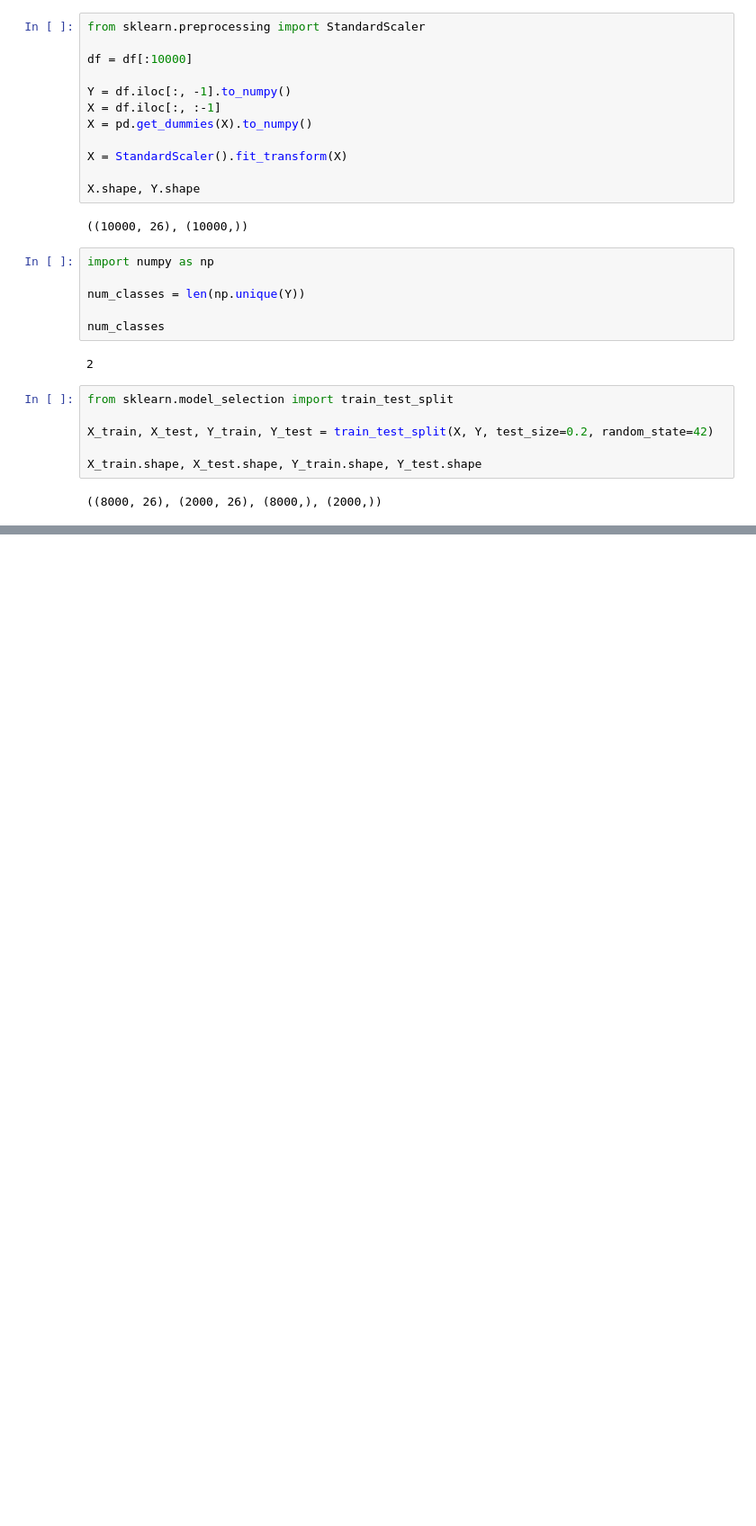
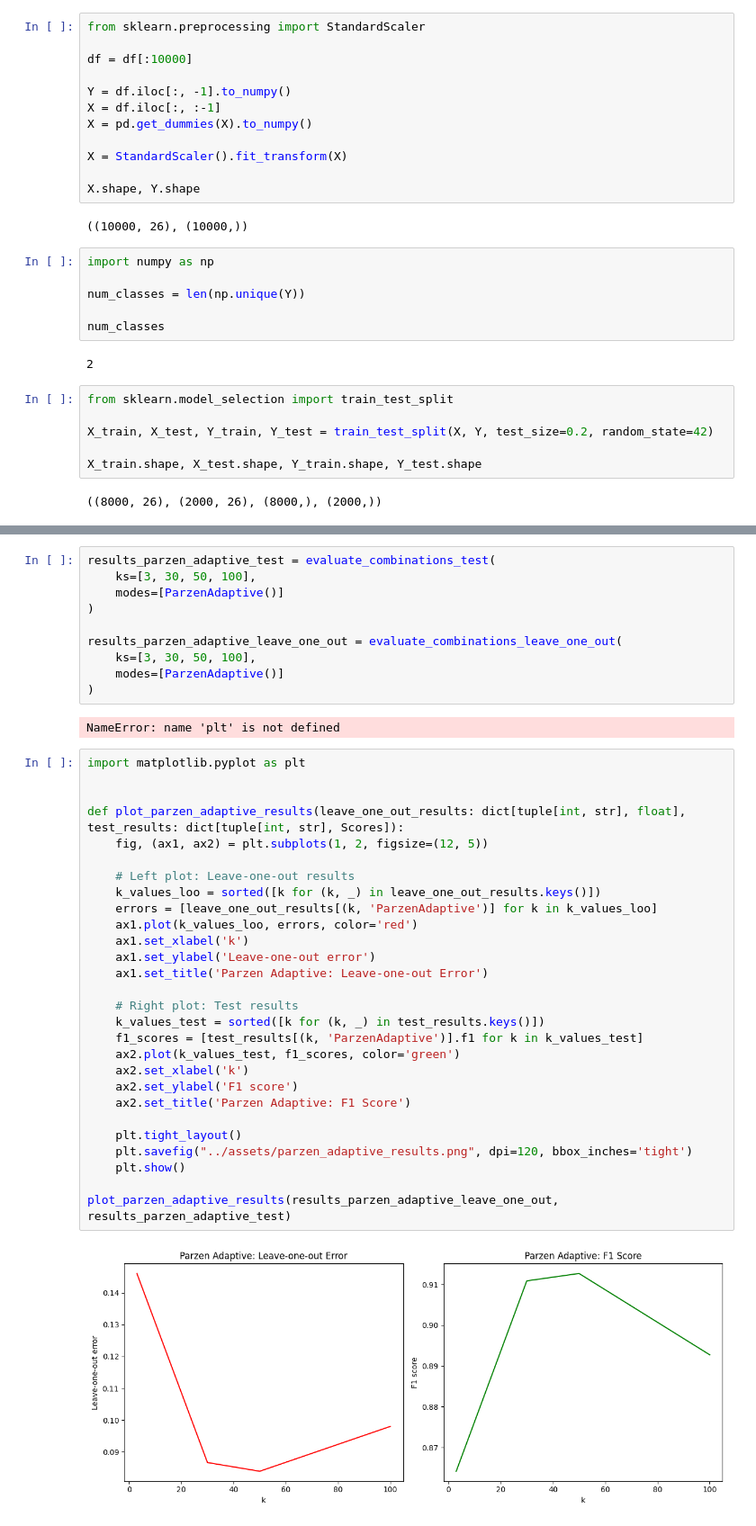
Before and after one commit to sanchous1000/fall-24, a Jupyter notebook: students/ai-ivanov/lab2/source/research.ipynb, the cells around one changed output, grey strips where cells are left out. Shown at 90% size. Saved outputs shown, nothing was run; the diff lists cells and outputs as text; blank space fills up the shorter version.

```diff
--- a/students/ai-ivanov/lab2/source/research.ipynb
+++ b/students/ai-ivanov/lab2/source/research.ipynb
@@ -109,0 +160,42 @@ weighted avg       0.91      0.91      0.91      2000
+# %%
+results_parzen_adaptive_test = evaluate_combinations_test(
+    ks=[3, 30, 50, 100],
+    modes=[ParzenAdaptive()]
+)
+
+results_parzen_adaptive_leave_one_out = evaluate_combinations_leave_one_out(
+    ks=[3, 30, 50, 100],
+    modes=[ParzenAdaptive()]
+)
+# %% [output]
+NameError: name 'plt' is not defined
+# %%
+import matplotlib.pyplot as plt
+
+
+def plot_parzen_adaptive_results(leave_one_out_results: dict[tuple[int, str], float], test_results: dict[tuple[int, str], Scores]):
+    fig, (ax1, ax2) = plt.subplots(1, 2, figsize=(12, 5))
+
+    # Left plot: Leave-one-out results
+    k_values_loo = sorted([k for (k, _) in leave_one_out_results.keys()])
+    errors = [leave_one_out_results[(k, 'ParzenAdaptive')] for k in k_values_loo]
+    ax1.plot(k_values_loo, errors, color='red')
+    ax1.set_xlabel('k')
+    ax1.set_ylabel('Leave-one-out error')
+    ax1.set_title('Parzen Adaptive: Leave-one-out Error')
+
+    # Right plot: Test results
+    k_values_test = sorted([k for (k, _) in test_results.keys()])
+    f1_scores = [test_results[(k, 'ParzenAdaptive')].f1 for k in k_values_test]
+    ax2.plot(k_values_test, f1_scores, color='green')
+    ax2.set_xlabel('k')
+    ax2.set_ylabel('F1 score')
+    ax2.set_title('Parzen Adaptive: F1 Score')
+
+    plt.tight_layout()
+    plt.savefig("../assets/parzen_adaptive_results.png", dpi=120, bbox_inches='tight')
+    plt.show()
+
+plot_parzen_adaptive_results(results_parzen_adaptive_leave_one_out, results_parzen_adaptive_test)
+# %% [output]
+[figure, added]
```
Also changed, not shown: parts of 4 cells of this notebook, 1 other file.
